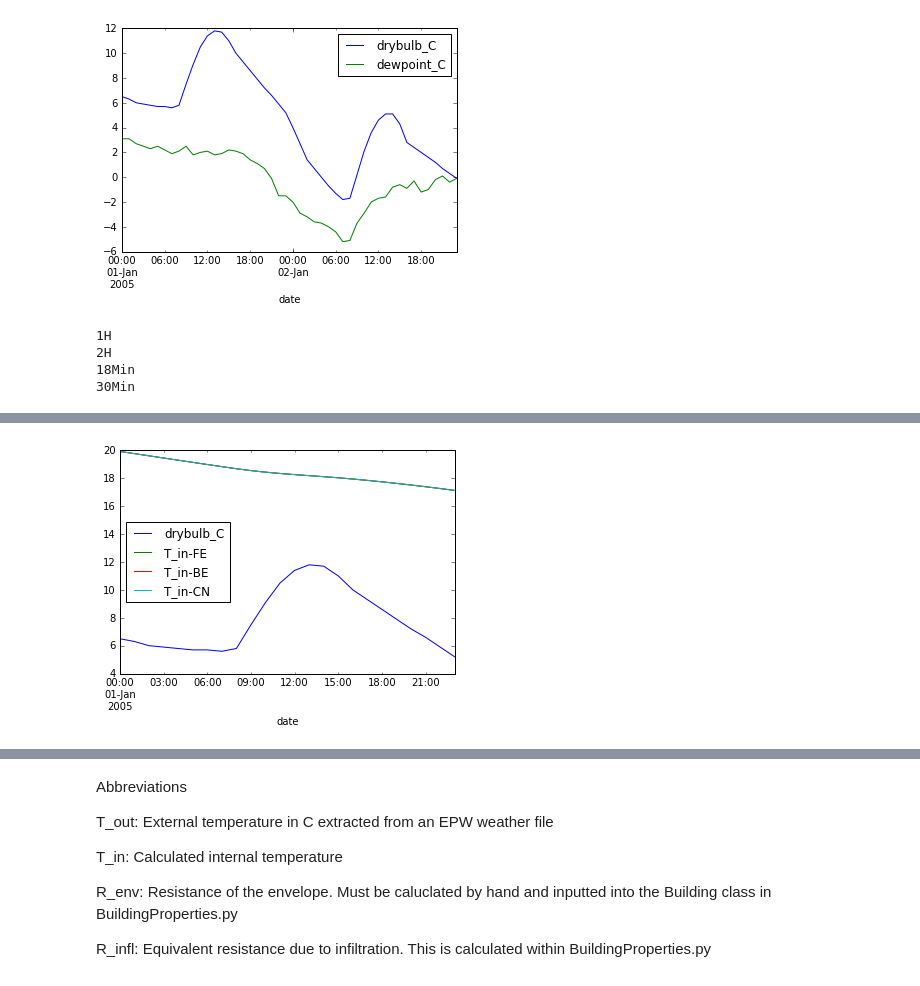
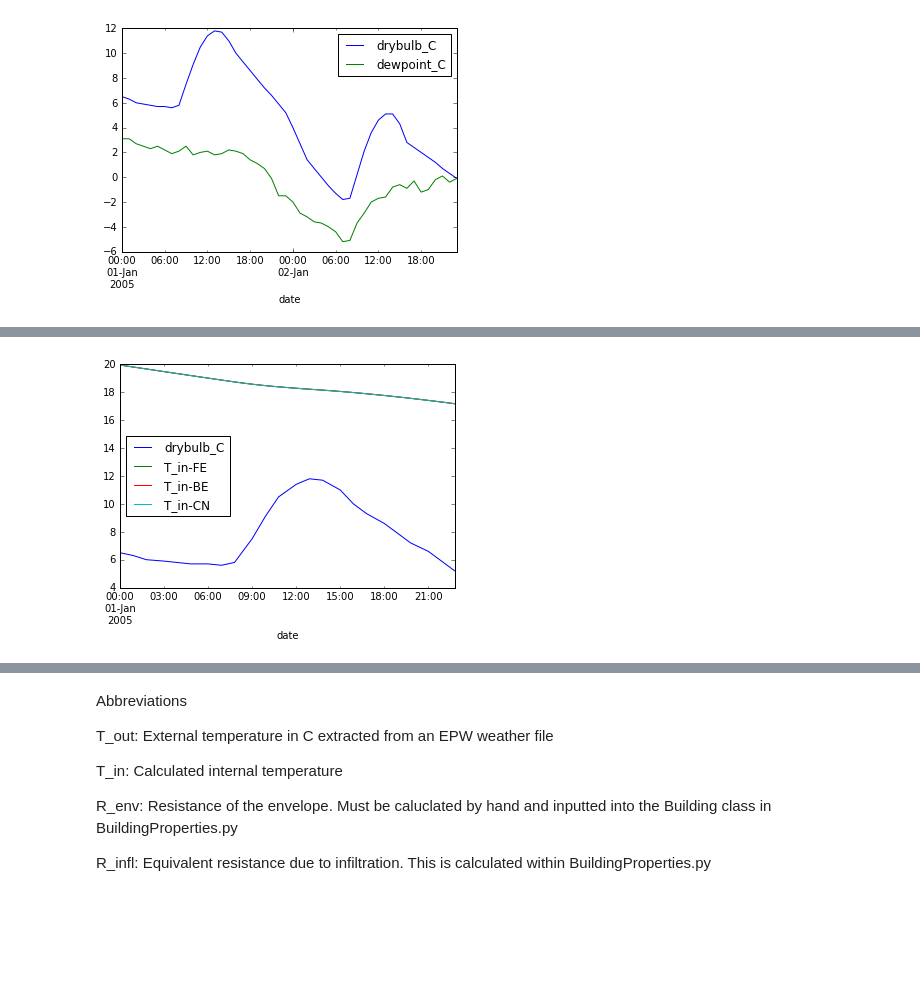
Before and after one commit to protocatlabs/RC_BuildingSimulator, a Jupyter notebook: Justin_Semseter_Project/Main_j.ipynb, the cells around one changed output, grey strips where cells are left out. Drawn from its saved outputs; the diff is of its cells as text; code cells hidden in the pictures; blank space fills up the shorter version.

```diff
--- a/Justin_Semseter_Project/Main_j.ipynb
+++ b/Justin_Semseter_Project/Main_j.ipynb
@@ -63,29 +63,6 @@ t.plot()
 plt.show()
 # %% [output]
 [figure]
-# %%
-dt = .5 #script needs to be adjusted because it currently truncates data from smaller timesteps to the equivalent length of 1dt
-
-def resample(dt):
-    if dt > 1:
-        resample_value = str(dt)+'H'
-    elif dt < 1:
-        resample_value = str(int(dt*60))+'Min'
-    elif dt == 1:
-        resample_value = '1H'
-
-    print resample_value
-
-resample(1)
-resample(2)
-
-resample(0.3)
-resample(0.5)
-# %% [output]
-1H
-2H
-18Min
-30Min
 # %%
 """
 Input data
@@ -127,14 +104,10 @@ T_out = temperatures['drybulb_C']
 box = building(Cm = 2.07,R_env = 42)
 
 #initialize conditions
-dt = 0.5
+dt = 0.3
 temperatures = resample(temperatures,dt)
 T_out = temperatures['drybulb_C']
-
-
 steps = len(temperatures.index)
-print steps
-print temperatures
 
 T_in_init = 20 #initial internal temperature
 Data_Tin = []
@@ -208,3 +181,3 @@ print temperatures
-[figure, old version]
+[figure, new version]
                      drybulb_C    T_in-FE    T_in-BE    T_in-CN
 date
```
Also changed, not shown: parts of 1 cell of this notebook, 17 other files.
